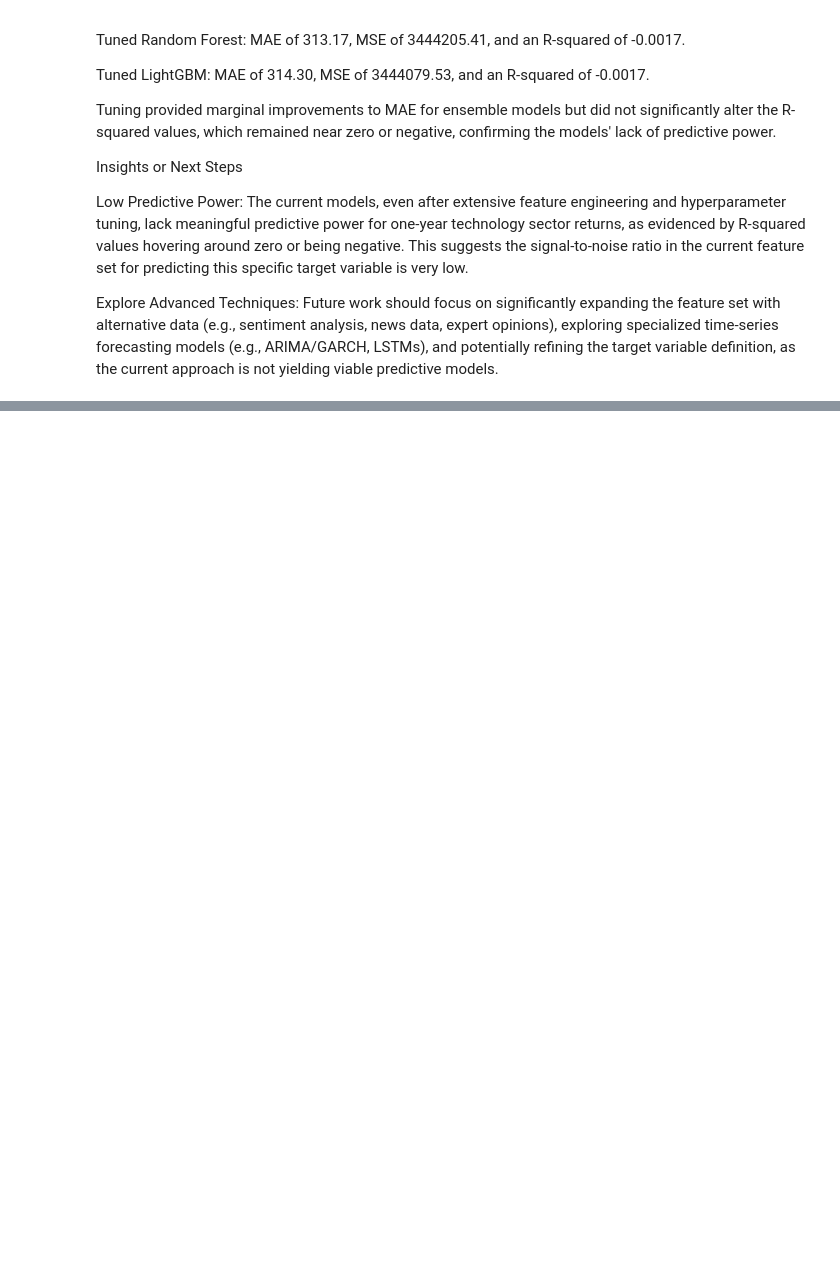
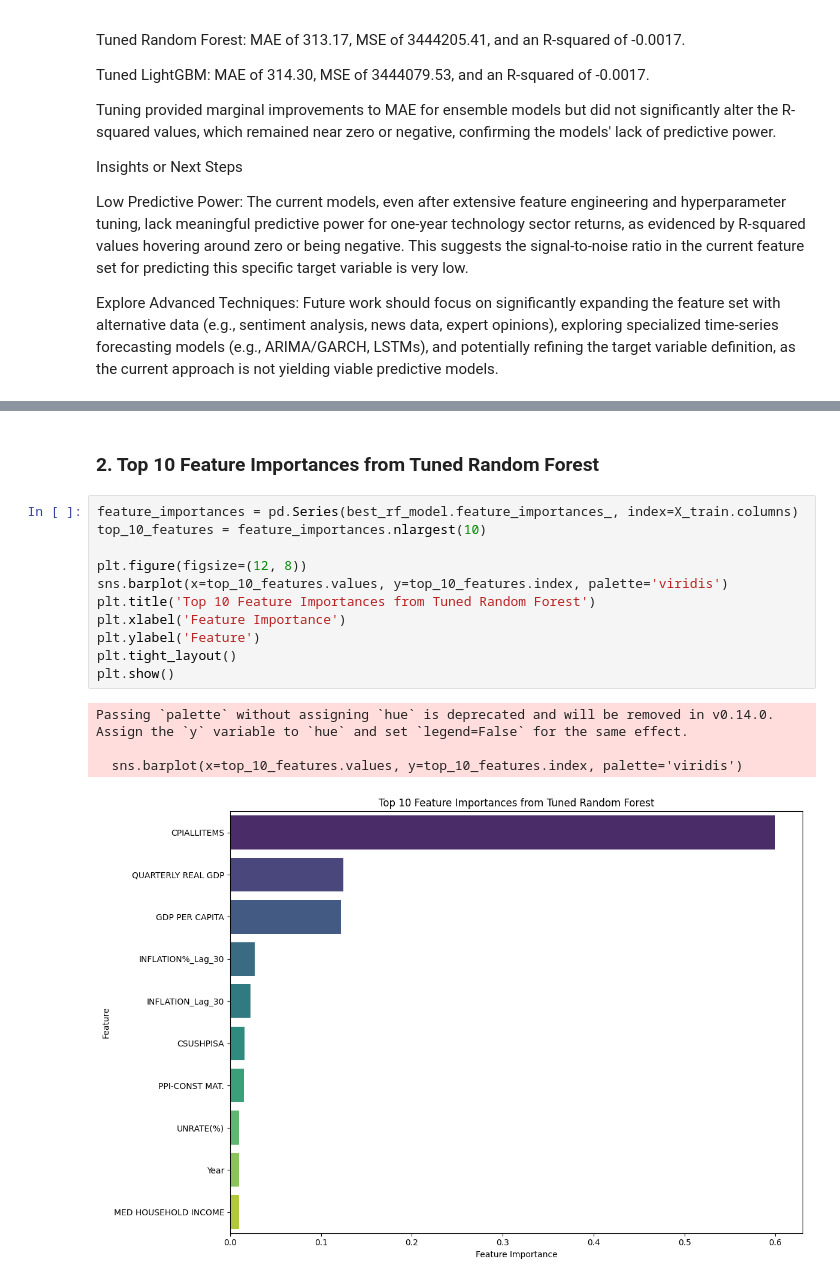
Before and after one commit to brysonchristensen/IS-4487, a Jupyter notebook: IS_4487_Group_Project_Notebook_1.2.ipynb, the cells around one changed output, grey strips where cells are left out. Drawn from its saved outputs; the diff is of its cells as text; blank space fills up the shorter version.

```diff
--- a/IS_4487_Group_Project_Notebook_1.2.ipynb
+++ b/IS_4487_Group_Project_Notebook_1.2.ipynb
@@ -1976,0 +2003,18 @@ Explore Advanced Techniques: Future work should focus on significantly expanding
+# %% [markdown]
+### 2. Top 10 Feature Importances from Tuned Random Forest
+# %%
+feature_importances = pd.Series(best_rf_model.feature_importances_, index=X_train.columns)
+top_10_features = feature_importances.nlargest(10)
+
+plt.figure(figsize=(12, 8))
+sns.barplot(x=top_10_features.values, y=top_10_features.index, palette='viridis')
+plt.title('Top 10 Feature Importances from Tuned Random Forest')
+plt.xlabel('Feature Importance')
+plt.ylabel('Feature')
+plt.tight_layout()
+plt.show()
+# %% [output]
+Passing `palette` without assigning `hue` is deprecated and will be removed in v0.14.0. Assign the `y` variable to `hue` and set `legend=False` for the same effect.
+
+  sns.barplot(x=top_10_features.values, y=top_10_features.index, palette='viridis')
+[figure, added]
```
Also changed, not shown: parts of 14 cells of this notebook.
